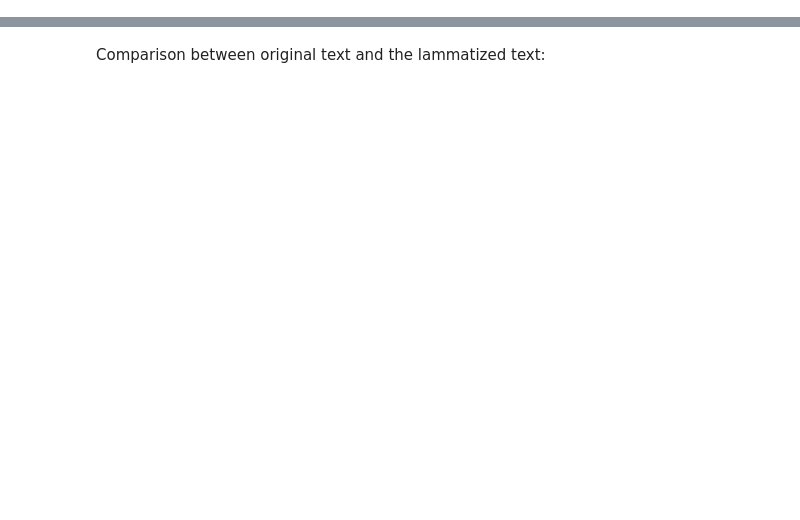
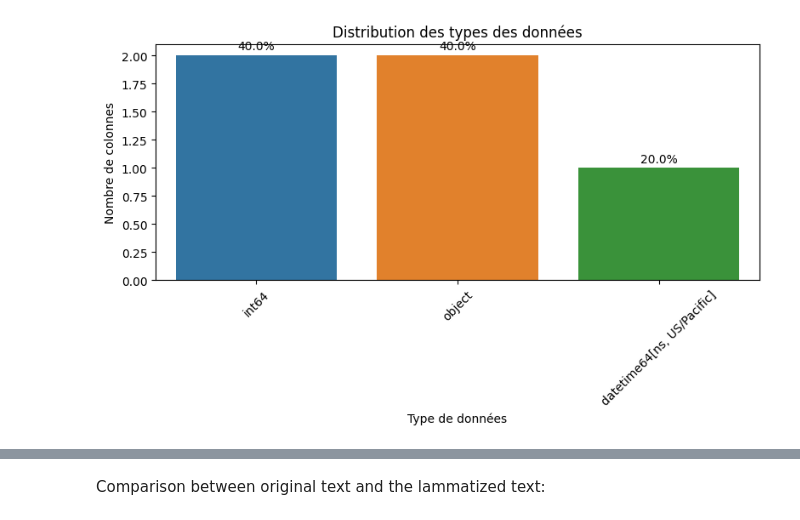
Before and after one commit to amadousysada/Sentiment-Analysis, a Jupyter notebook: notebooks/p7_01_exploration_preprocessing_and_feature_extraction.ipynb, the cells around one changed output, grey strips where cells are left out. Saved outputs shown, nothing was run; the diff lists cells and outputs as text; code cells hidden in the pictures; blank space fills up the shorter version.

```diff
--- a/notebooks/p7_01_exploration_preprocessing_and_feature_extraction.ipynb
+++ b/notebooks/p7_01_exploration_preprocessing_and_feature_extraction.ipynb
@@ -921,0 +184,23 @@ For example, the "good", "better" or "best" is lemmatized into good and the verb
+# %%
+dtype_counts = tweets_df.dtypes.value_counts().reset_index()
+dtype_counts.columns = ['dtype', 'count']
+
+total = dtype_counts['count'].sum()
+dtype_counts['percent'] = (dtype_counts['count'] / total * 100).round(1)
+dtype_counts['dtype'] = dtype_counts['dtype'].astype(str)
+
+
+plt.figure(figsize=(8, 5))
+sns.barplot(data=dtype_counts, x='dtype', y='count', hue='dtype')
+
+for index, row in dtype_counts.iterrows():
+    plt.text(x=index, y=row['count'] + total * 0.01, s=f"{row['percent']}%", ha='center')
+
+plt.title("Distribution des types des données")
+plt.xlabel("Type de données")
+plt.ylabel("Nombre de colonnes")
+plt.xticks(rotation=45)
+plt.tight_layout()
+plt.show()
+# %% [output]
+[figure, added]
```
Also changed, not shown: parts of 152 cells of this notebook.
